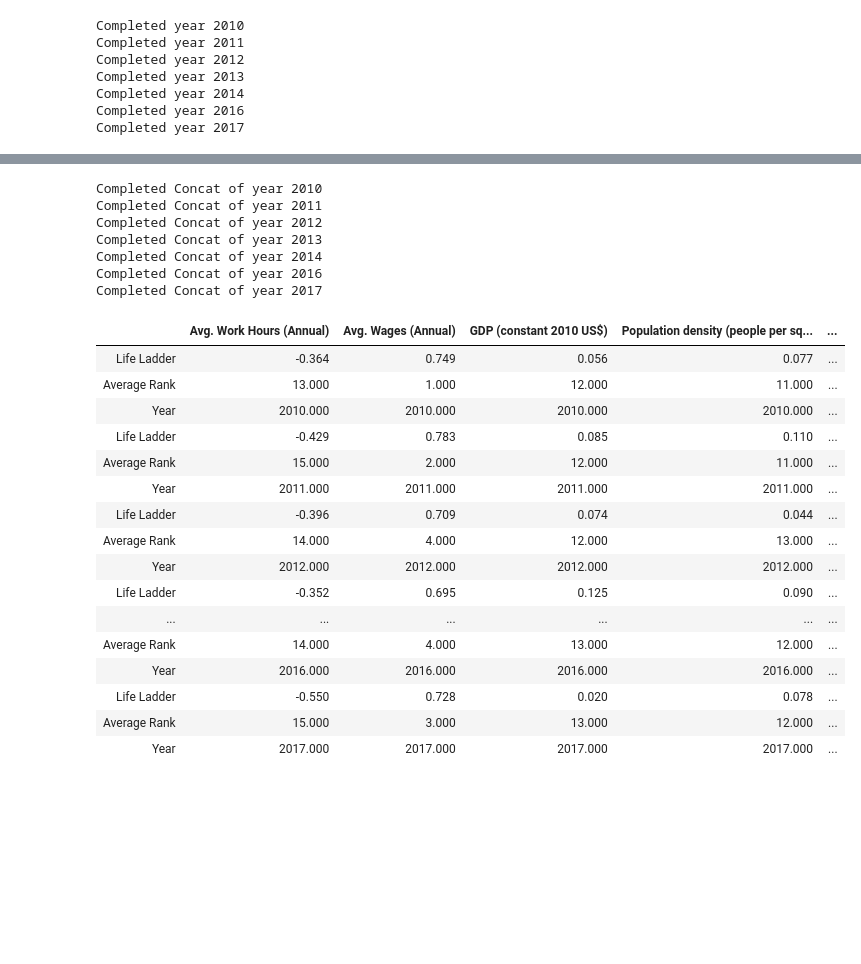
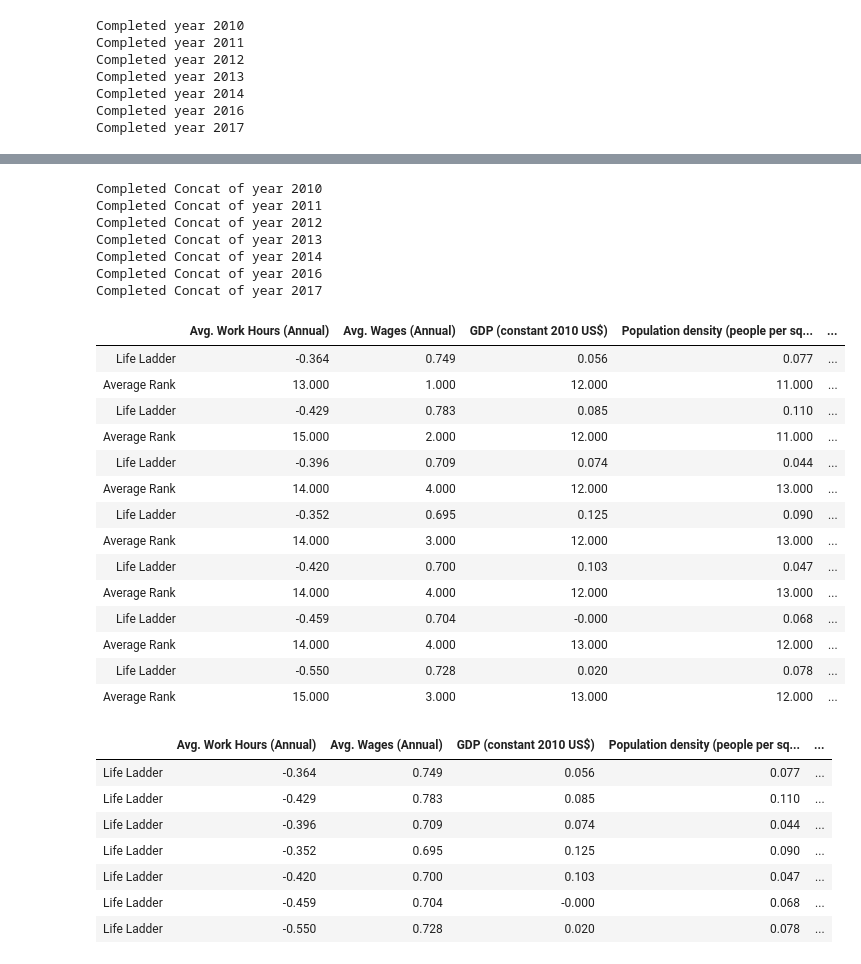
Before and after one commit to JosefinaAureaAmaro/04_Project_Python_MachineLearning, a Jupyter notebook: static/py/Josefina_Machine_Learning.ipynb, the cells around one changed output, grey strips where cells are left out. Drawn from its saved outputs; the diff is of its cells as text; code cells hidden in the pictures; blank space fills up the shorter version.

```diff
--- a/static/py/Josefina_Machine_Learning.ipynb
+++ b/static/py/Josefina_Machine_Learning.ipynb
@@ -234,45 +239,45 @@ while i < len(years):
         corr_table_rev_1 = corr_table.drop(index=['Life Ladder','Standard deviation of ladder by country-year','Standard deviation/Mean of ladder by country-year'])
 
         # to rank the columns based on the average of the annual values
         corr_table_rev_1['Average Rank'] = corr_table_rev_1.rank(method='average',ascending=False)
-        corr_table_rev_1['Year'] = int(years[i])
+#         corr_table_rev_1['Year'] = int(years[i])
 
         # to tranpose the final table to have rows equal to the year
         corr_table_rev_2 = corr_table_rev_1.T
+        corr_table_rev_2['Year'] = int(years[i])
+
 
         # to append results of both the corr table & the analysis table to a list
         yearly_corr_table.append(corr_table_rev_2)
 
         # to concat the correlation table & the analysis into a df
         result = pd.concat(yearly_corr_table).round(3)
 
         print(f"Completed Concat of year {years[i]}")
 
         i += 1
 
 result # print result of loop
 # %% [output]
 Completed Concat of year 2010
 Completed Concat of year 2011
 Completed Concat of year 2012
 Completed Concat of year 2013
 Completed Concat of year 2014
 Completed Concat of year 2016
 Completed Concat of year 2017
 |  | Avg. Work Hours (Annual) | Avg. Wages (Annual) | GDP (constant 2010 US$) | Population density (people per sq... | ... |
 | Life Ladder | -0.364 | 0.749 | 0.056 | 0.077 | ... |
 | Average Rank | 13.000 | 1.000 | 12.000 | 11.000 | ... |
-| Year | 2010.000 | 2010.000 | 2010.000 | 2010.000 | ... |
 | Life Ladder | -0.429 | 0.783 | 0.085 | 0.110 | ... |
 | Average Rank | 15.000 | 2.000 | 12.000 | 11.000 | ... |
-| Year | 2011.000 | 2011.000 | 2011.000 | 2011.000 | ... |
 | Life Ladder | -0.396 | 0.709 | 0.074 | 0.044 | ... |
 | Average Rank | 14.000 | 4.000 | 12.000 | 13.000 | ... |
-| Year | 2012.000 | 2012.000 | 2012.000 | 2012.000 | ... |
 | Life Ladder | -0.352 | 0.695 | 0.125 | 0.090 | ... |
-| ... | ... | ... | ... | ... | ... |
+| Average Rank | 14.000 | 3.000 | 12.000 | 13.000 | ... |
+| Life Ladder | -0.420 | 0.700 | 0.103 | 0.047 | ... |
+| Average Rank | 14.000 | 4.000 | 12.000 | 13.000 | ... |
+| Life Ladder | -0.459 | 0.704 | -0.000 | 0.068 | ... |
 | Average Rank | 14.000 | 4.000 | 13.000 | 12.000 | ... |
-| Year | 2016.000 | 2016.000 | 2016.000 | 2016.000 | ... |
 | Life Ladder | -0.550 | 0.728 | 0.020 | 0.078 | ... |
 | Average Rank | 15.000 | 3.000 | 13.000 | 12.000 | ... |
-| Year | 2017.000 | 2017.000 | 2017.000 | 2017.000 | ... |
@@ -283,0 +287,11 @@ result_v1
+# %%
+annual_life_ladder_corr_table
+# %% [output]
+|  | Avg. Work Hours (Annual) | Avg. Wages (Annual) | GDP (constant 2010 US$) | Population density (people per sq... | ... |
+| Life Ladder | -0.364 | 0.749 | 0.056 | 0.077 | ... |
+| Life Ladder | -0.429 | 0.783 | 0.085 | 0.110 | ... |
+| Life Ladder | -0.396 | 0.709 | 0.074 | 0.044 | ... |
+| Life Ladder | -0.352 | 0.695 | 0.125 | 0.090 | ... |
+| Life Ladder | -0.420 | 0.700 | 0.103 | 0.047 | ... |
+| Life Ladder | -0.459 | 0.704 | -0.000 | 0.068 | ... |
+| Life Ladder | -0.550 | 0.728 | 0.020 | 0.078 | ... |
```
Also changed, not shown: parts of 20 cells of this notebook, 1 other file.
